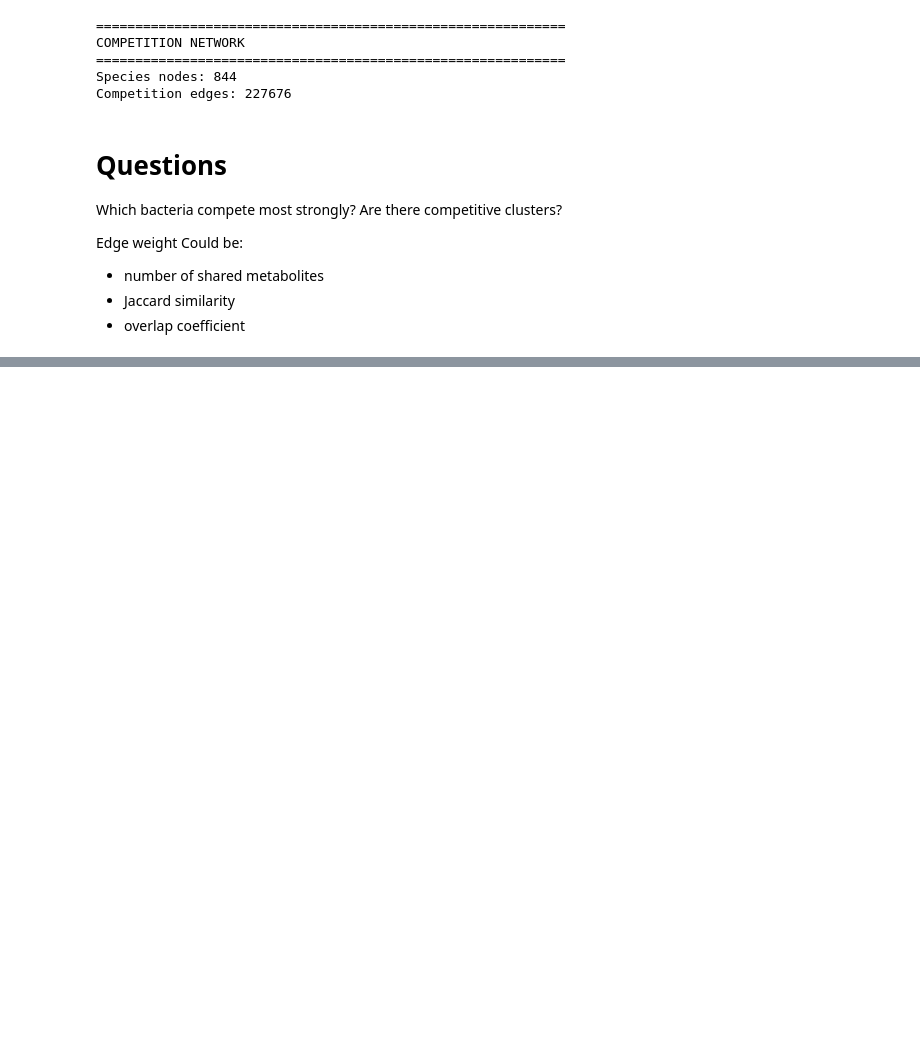
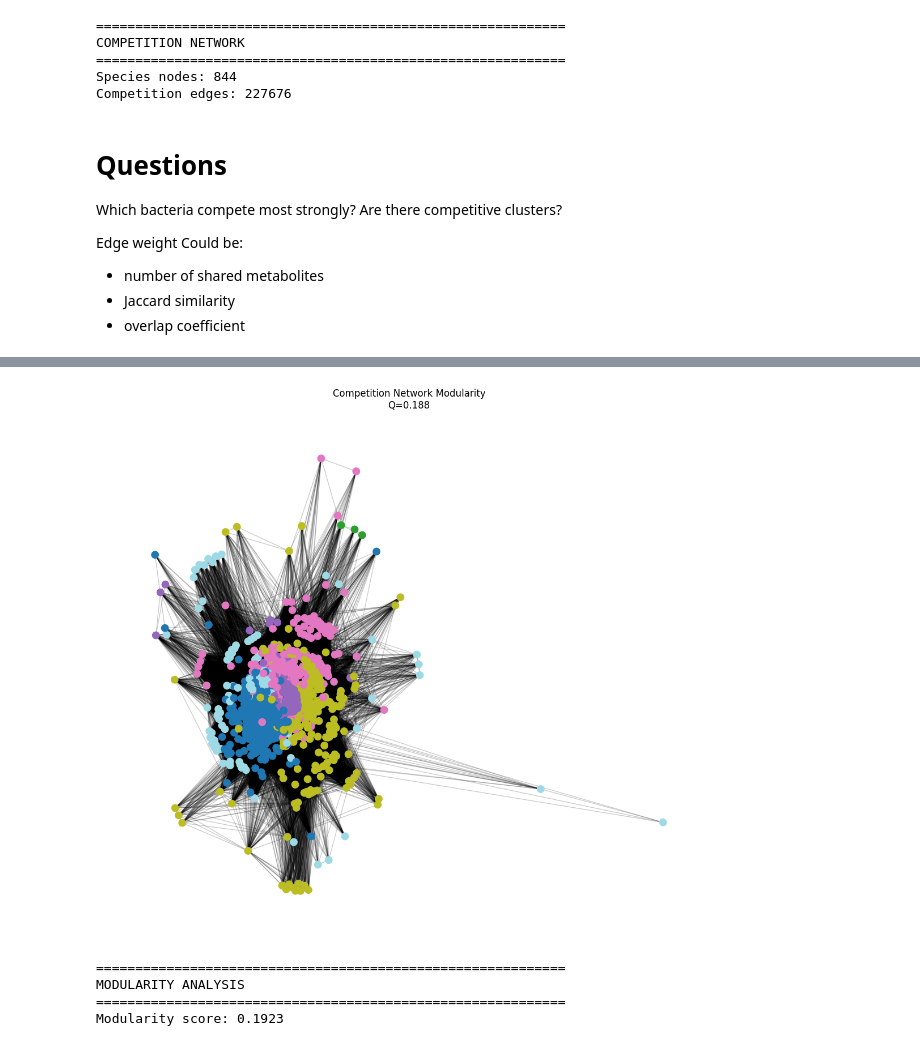
Before and after one commit to sarmijavier/complex_network_project_mouse_and_human_gut_microbiota, a Jupyter notebook: competition_network.ipynb, the cells around one changed output, grey strips where cells are left out. Saved outputs shown, nothing was run; the diff lists cells and outputs as text; code cells hidden in the pictures; blank space fills up the shorter version.

Commit message:
analysis and competition network ready

```diff
--- a/competition_network.ipynb
+++ b/competition_network.ipynb
@@ -1200,3 +1200,15 @@ for u, v in B.edges():
         species_to_metabolites[u].add(v)
     else:
         species_to_metabolites[v].add(u)
+# %%
+G_shared = nx.Graph()
+
+for s in species_nodes:
+    G_shared.add_node(s)
+
+for s1, s2 in itertools.combinations(species_nodes, 2):
+
+    w = len(species_to_metabolites[s1] & species_to_metabolites[s2])
+
+    if w > 0:
+        G_shared.add_edge(s1, s2, weight=w)
@@ -1202,0 +1347,7 @@ for u, v in B.edges():
+# %%
+G = G_jaccard
+
+partition = community_louvain.best_partition(
+    G,
+    weight="weight"
+)
@@ -1202,0 +1418,60 @@ for u, v in B.edges():
+# %%
+plt.figure(figsize=(14, 12))
+
+pos = nx.spring_layout(
+    G,
+    seed=42,
+    weight="weight"
+)
+
+# color nodes by module
+node_colors = [
+    partition[n]
+    for n in G.nodes()
+]
+
+nx.draw_networkx_nodes(
+    G,
+    pos,
+    node_size=80,
+    node_color=node_colors,
+    cmap=plt.cm.tab20
+)
+
+nx.draw_networkx_edges(
+    G,
+    pos,
+    alpha=0.2
+)
+
+plt.title(
+    f"Competition Network Modularity\nQ={modularity_score:.3f}"
+)
+
+plt.axis("off")
+plt.show()
+# %% [output]
+[figure, added]
+# %%
+G = competition
+partition = community_louvain.best_partition(
+    G,
+    weight="weight"
+)
+
+modularity_score = community_louvain.modularity(
+    partition,
+    G,
+    weight="weight"
+)
+
+print("="*60)
+print("MODULARITY ANALYSIS")
+print("="*60)
+
+print(f"Modularity score: {modularity_score:.4f}")
+# %% [output]
+============================================================
+MODULARITY ANALYSIS
+============================================================
+Modularity score: 0.1923
```
Also changed, not shown: parts of 29 cells of this notebook.
